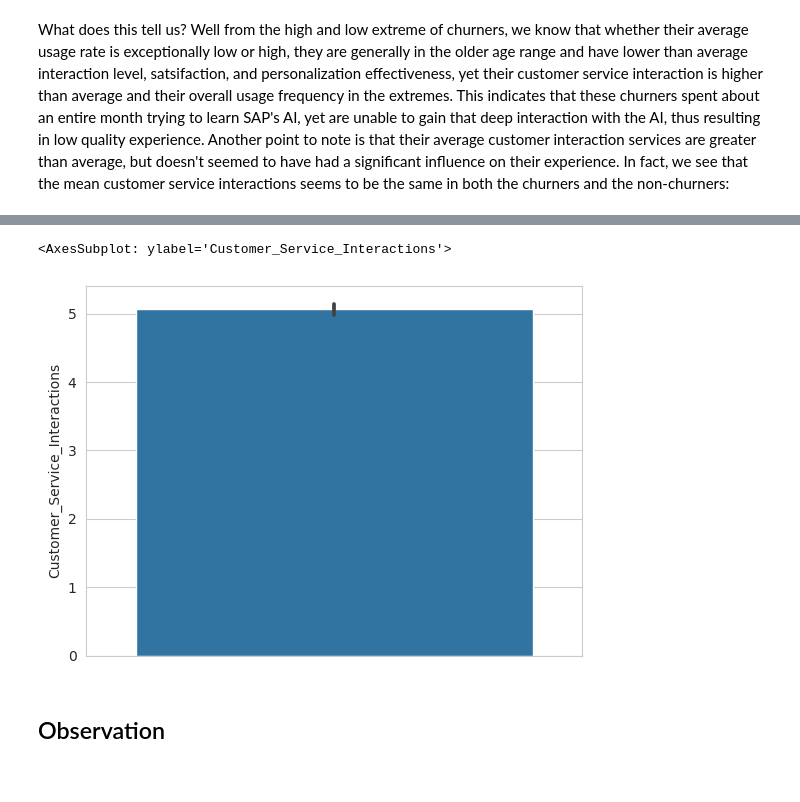
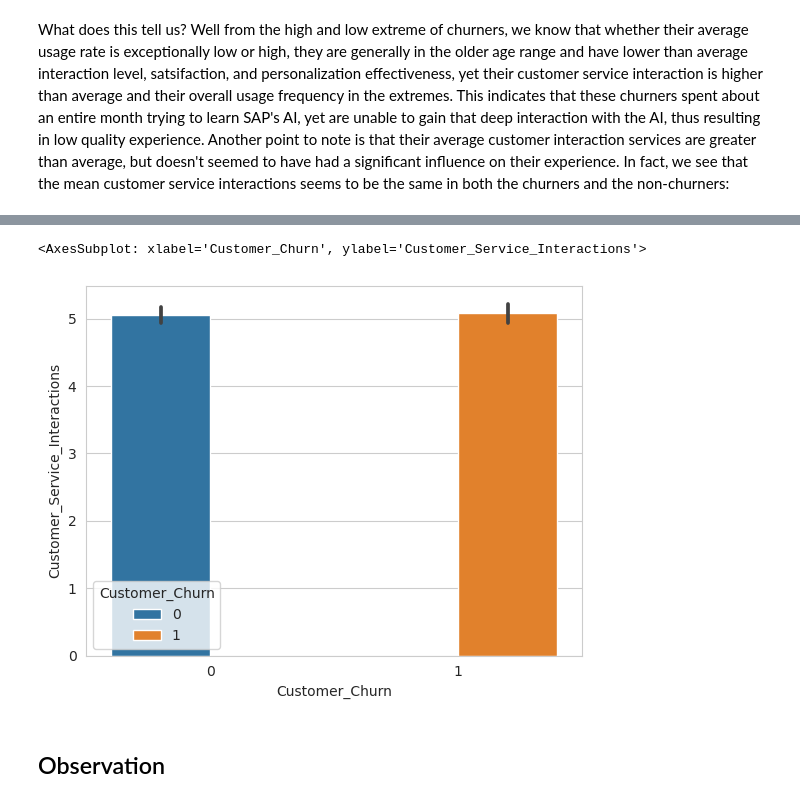
Before and after one commit to alim0118/customer-churn-predictor, a Jupyter notebook: Churn_Predictor.ipynb, the cells around one changed output, grey strips where cells are left out. Drawn from its saved outputs; the diff is of its cells as text; code cells hidden in the pictures.

Commit message:
Deleted unused algorithms, fixed churn to customer service plot

```diff
--- a/Churn_Predictor.ipynb
+++ b/Churn_Predictor.ipynb
@@ -348,8 +357,8 @@ What does this tell us? Well from the high and low extreme of churners, we know
 # %%
-sns.barplot(data=train,y='Customer_Service_Interactions',hue="Customer_Churn")
+sns.barplot(data=train, x='Customer_Churn', y='Customer_Service_Interactions', hue='Customer_Churn')
 # %% [output]
-<AxesSubplot: ylabel='Customer_Service_Interactions'>
+<AxesSubplot: xlabel='Customer_Churn', ylabel='Customer_Service_Interactions'>
-[figure, old version]
+[figure, new version]
 # %% [markdown]
 ## Observation
 # %% [markdown]
```
Also changed, not shown: parts of 40 cells of this notebook.
